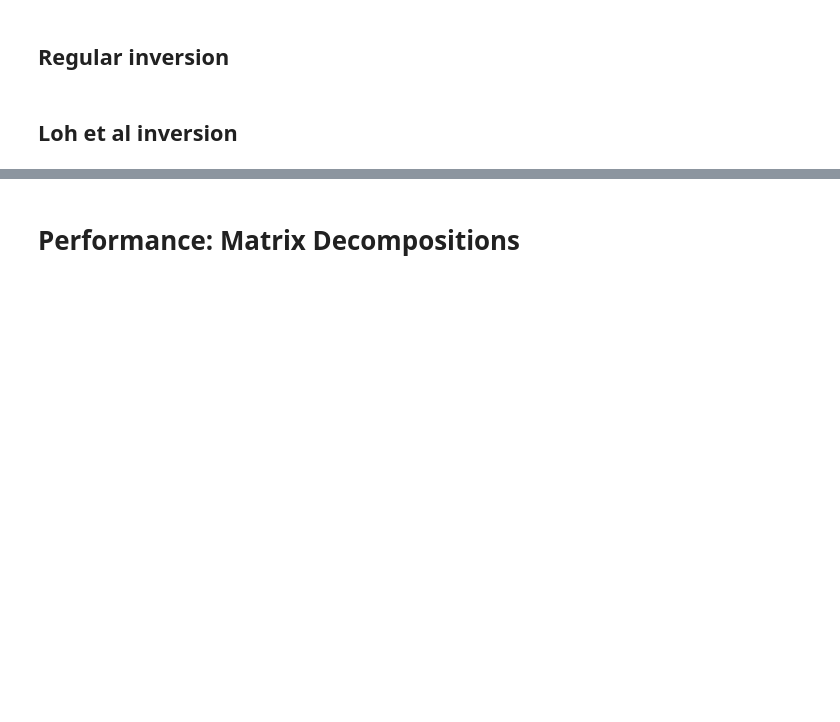
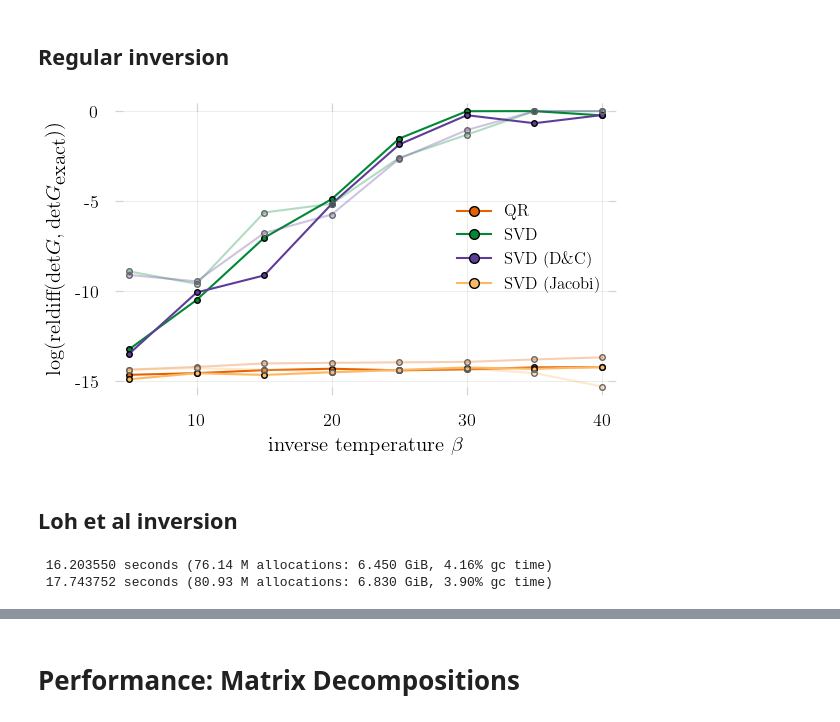
Before and after one commit to carstenbauer/StableDQMC.jl, a Jupyter notebook: notebooks/analysis.ipynb, the cells around one changed output, grey strips where cells are left out. Saved outputs shown, nothing was run; the diff lists cells and outputs as text; code cells hidden in the pictures; blank space fills up the shorter version.

```diff
--- a/notebooks/analysis.ipynb
+++ b/notebooks/analysis.ipynb
@@ -296,2 +352,8 @@ end
 # %% [markdown]
 ## Regular inversion
+# %%
+@time Δs_abs_qr, Δs_abs_gesvd, Δs_abs_gesdd, Δs_abs_gesvj,
+Δs_rel_qr, Δs_rel_gesvd, Δs_rel_gesdd, Δs_rel_gesvj = accuracy_determinant(B0, svdinversion = svd_inv_one_plus);
+
+@time Δs_abs_qr1, Δs_abs_gesvd1, Δs_abs_gesdd1, Δs_abs_gesvj1,
+Δs_rel_qr1, Δs_rel_gesvd1, Δs_rel_gesdd1, Δs_rel_gesvj1 = accuracy_determinant(B1, svdinversion = svd_inv_one_plus);
@@ -298,22 +364,29 @@ end
 # %%
-Δs_abs_qr, Δs_abs_gesvd, Δs_abs_gesdd, Δs_abs_gesvj,
-Δs_rel_qr, Δs_rel_gesvd, Δs_rel_gesdd, Δs_rel_gesvj = accuracy_determinant(B0, svdinversion = svd_inv_one_plus)
 betas = collect(keys(Δs_rel_qr))
 
 p = plot(betas, log.(10, values(Δs_rel_qr)), color="#E66101", marker=true, label="QR")
 plot!(betas, log.(10, values(Δs_rel_gesvd)), color="#008837", marker=true, label="SVD")
 plot!(betas, log.(10, values(Δs_rel_gesdd)), color="#5E3C99", marker=true, label="SVD (D\\&C)")
 plot!(betas, log.(10, values(Δs_rel_gesvj)), color="#FDB863", marker=true, label="SVD (Jacobi)")
 
-Δs_abs_qr, Δs_abs_gesvd, Δs_abs_gesdd, Δs_abs_gesvj,
-Δs_rel_qr, Δs_rel_gesvd, Δs_rel_gesdd, Δs_rel_gesvj = accuracy_determinant(B1, svdinversion = svd_inv_one_plus)
-plot!(betas, log.(10, values(Δs_rel_qr)), color="#E66101", marker=true, msc="#666666", alpha=.3, label="")
-plot!(betas, log.(10, values(Δs_rel_gesvd)), color="#008837", marker=true, msc="#666666", alpha=.3, label="")
-plot!(betas, log.(10, values(Δs_rel_gesdd)), color="#5E3C99", marker=true, msc="#666666", alpha=.3, label="")
-plot!(betas, log.(10, values(Δs_rel_gesvj)), color="#FDB863", marker=true, msc="#666666", alpha=.3, label="")
+plot!(betas, log.(10, values(Δs_rel_qr1)), color="#E66101", marker=true, msc="#666666", alpha=.3, label="")
+plot!(betas, log.(10, values(Δs_rel_gesvd1)), color="#008837", marker=true, msc="#666666", alpha=.3, label="")
+plot!(betas, log.(10, values(Δs_rel_gesdd1)), color="#5E3C99", marker=true, msc="#666666", alpha=.3, label="")
+plot!(betas, log.(10, values(Δs_rel_gesvj1)), color="#FDB863", marker=true, msc="#666666", alpha=.3, label="")
 
 xlabel!(L"inverse temperature $\beta$")
 ylabel!(L"\log(\textrm{reldiff}(\textrm{det}G, \textrm{det}G_{\textrm{exact}}))")
 savefig("../paper/figures/accuracy_det_svd_regularinv.pdf")
+# %% [output]
+[figure, added]
 # %% [markdown]
 ## Loh et al inversion
+# %%
+@time Δs_abs_qr, Δs_abs_gesvd, Δs_abs_gesdd, Δs_abs_gesvj,
+Δs_rel_qr, Δs_rel_gesvd, Δs_rel_gesdd, Δs_rel_gesvj = accuracy_determinant(B0, svdinversion = svd_inv_one_plus_loh)
+
+@time Δs_abs_qr1, Δs_abs_gesvd1, Δs_abs_gesdd1, Δs_abs_gesvj1,
+Δs_rel_qr1, Δs_rel_gesvd1, Δs_rel_gesdd1, Δs_rel_gesvj1 = accuracy_determinant(B1, svdinversion = svd_inv_one_plus_loh);
+# %% [output]
+ 16.203550 seconds (76.14 M allocations: 6.450 GiB, 4.16% gc time)
+ 17.743752 seconds (80.93 M allocations: 6.830 GiB, 3.90% gc time)
```
Also changed, not shown: parts of 77 cells of this notebook, 29 other files.
